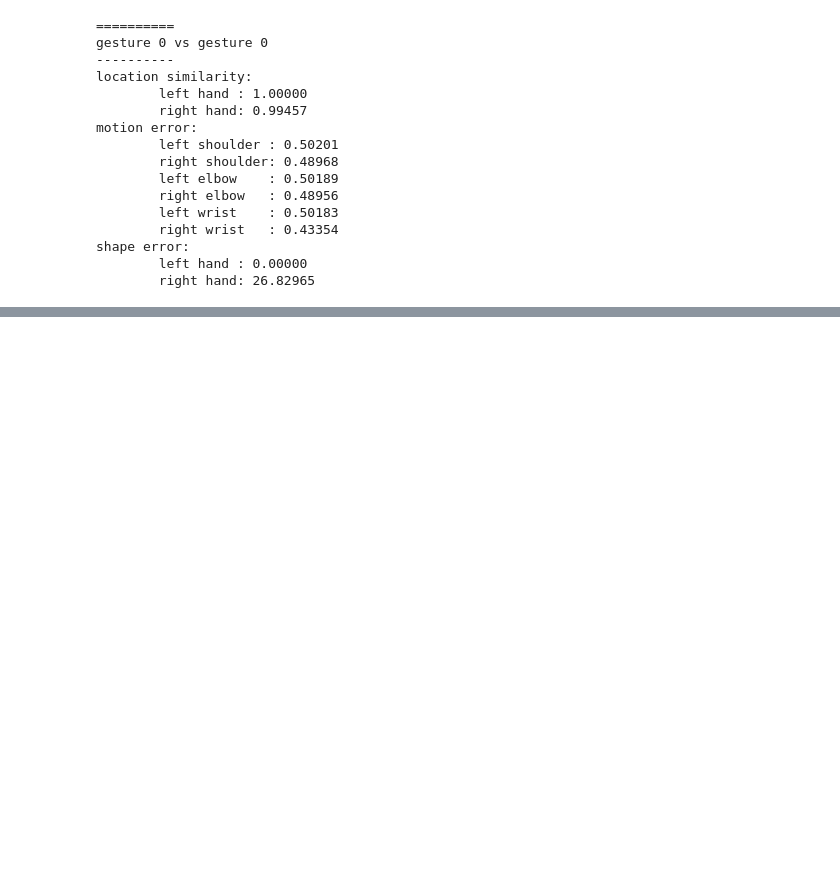
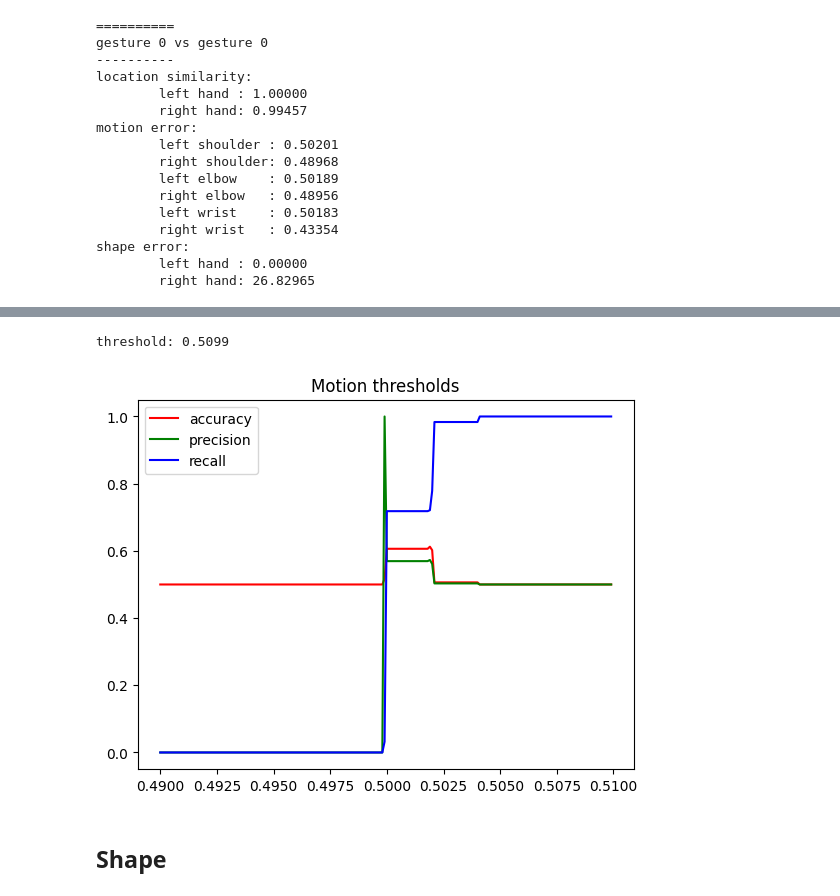
Before and after one commit to cgvillarroel/fslr-tutor, a Jupyter notebook: test.ipynb, the cells around one changed output, grey strips where cells are left out. Saved outputs shown, nothing was run; the diff lists cells and outputs as text; code cells hidden in the pictures; blank space fills up the shorter version.

```diff
--- a/test.ipynb
+++ b/test.ipynb
@@ -121,0 +133,18 @@ threshold: 0.999
+# %%
+def motionCondition(result, threshold):
+    return (result.motion_results[0] >= threshold
+            or result.motion_results[1] >= threshold
+            or result.motion_results[2] >= threshold
+            or result.motion_results[3] >= threshold
+            or result.motion_results[4] >= threshold
+            or result.motion_results[5] >= threshold)
+
+
+test_motion = thresholdTesterFactory(motionCondition)
+# %%
+plotThresholds(test_motion, 4900, 5100, 10000, title="Motion thresholds")
+# %% [output]
+threshold: 0.5099
+[figure, added]
+# %% [markdown]
+## Shape
```
Also changed, not shown: parts of 10 cells of this notebook, 1 other file.
